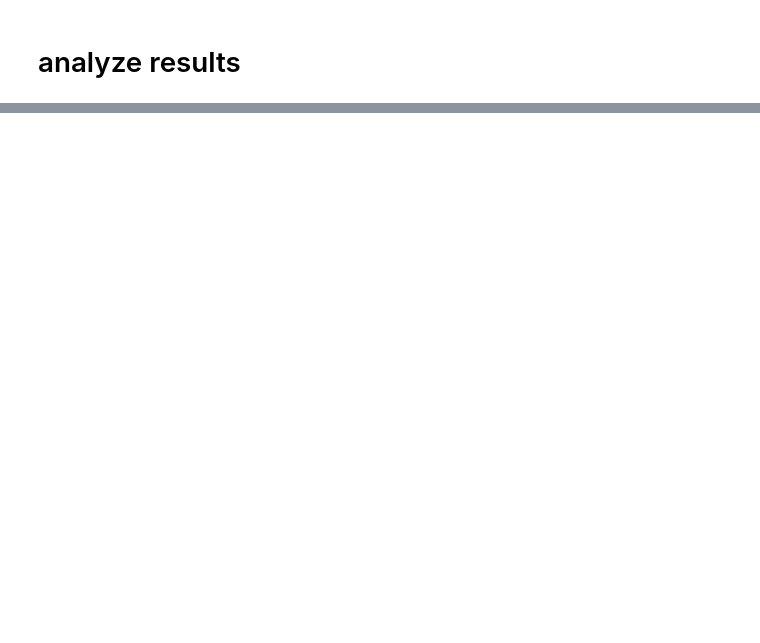
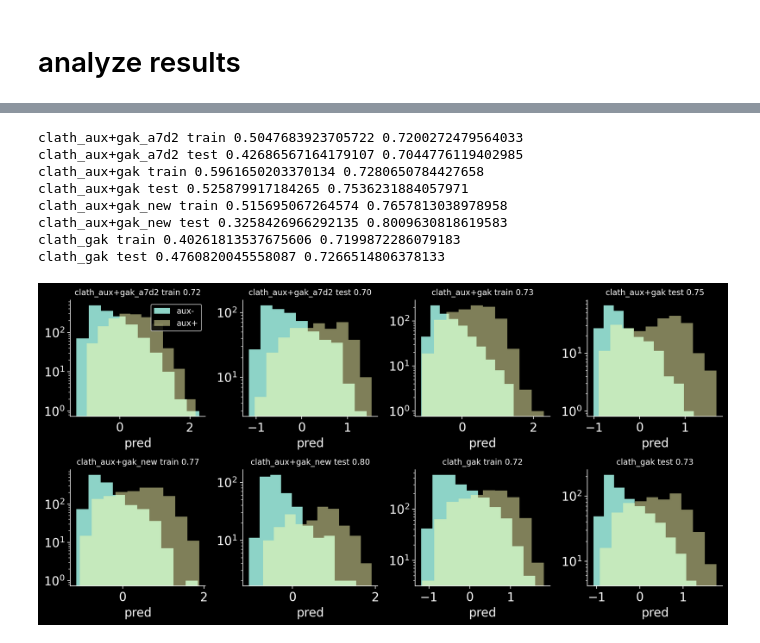
Before and after one commit to Yu-Group/molecular-partner-prediction, a Jupyter notebook: notebooks/08_deep_learning.ipynb, the cells around one changed output, grey strips where cells are left out. Cells and saved outputs as stored; diff of their text form; code cells hidden in the pictures; blank space fills up the shorter version.

```diff
--- a/notebooks/08_deep_learning.ipynb
+++ b/notebooks/08_deep_learning.ipynb
@@ -114,0 +130,39 @@ dict_keys(['r2', 'pearsonr'])
+# %%
+R = 2
+C = len(dfs) // 2 - 1
+
+# exclude the training data
+ds = {(k, v): dfs[(k, v)]
+      for (k, v) in dfs.keys()
+      if not k == 'clath_aux+gak_a7d2_new'}
+
+
+plt.figure(dpi=200, figsize=(C * 3, R * 3))
+for i, (k, v) in enumerate(ds.keys()):
+    df = ds[(k, v)]
+    X = df[feat_names]
+    y = df['y_consec_thresh']
+    preds = dnn.predict(X)
+
+    plt.subplot(R, C, i + 1)
+    y_pred = (preds > 0).astype(int)
+    acc = np.mean(y_pred == y)
+#     print(k, v, np.mean(y), acc)
+    plt.title(f'{k} {v} {acc:0.2f}', fontsize=10)
+    plt.hist(preds[y==0], alpha=1, label='aux-')
+    plt.hist(preds[y==1], alpha=0.5, label='aux+')
+    plt.yscale('log')
+    plt.xlabel('pred')
+
+    if i == 0:
+        plt.legend()
+# %% [output]
+clath_aux+gak_a7d2 train 0.5047683923705722 0.7200272479564033
+clath_aux+gak_a7d2 test 0.42686567164179107 0.7044776119402985
+clath_aux+gak train 0.5961650203370134 0.7280650784427658
+clath_aux+gak test 0.525879917184265 0.7536231884057971
+clath_aux+gak_new train 0.515695067264574 0.7657813038978958
+clath_aux+gak_new test 0.3258426966292135 0.8009630818619583
+clath_gak train 0.40261813537675606 0.7199872286079183
+clath_gak test 0.4760820045558087 0.7266514806378133
+[figure, added]
```
Also changed, not shown: parts of 7 cells of this notebook, 3 other files.
